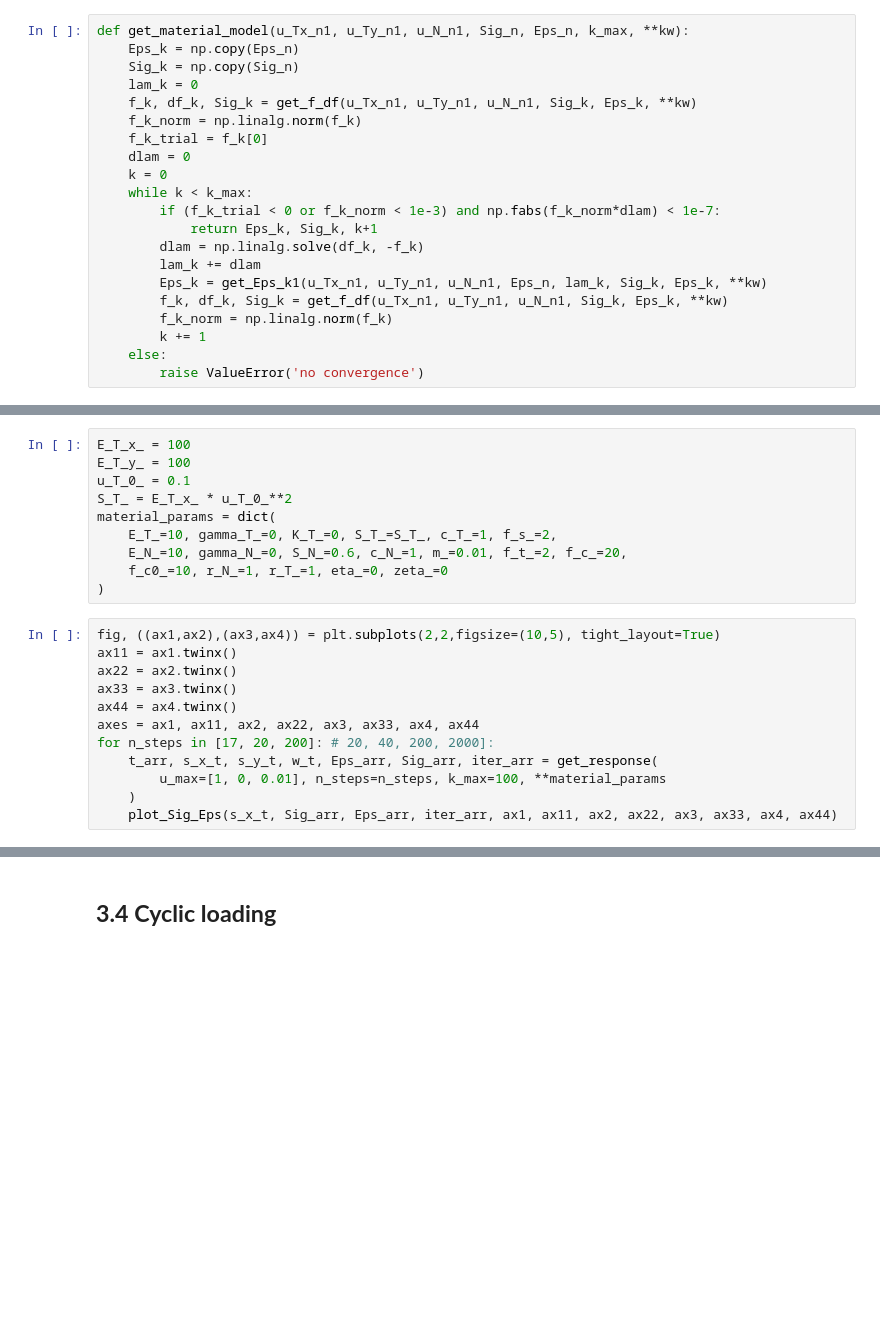
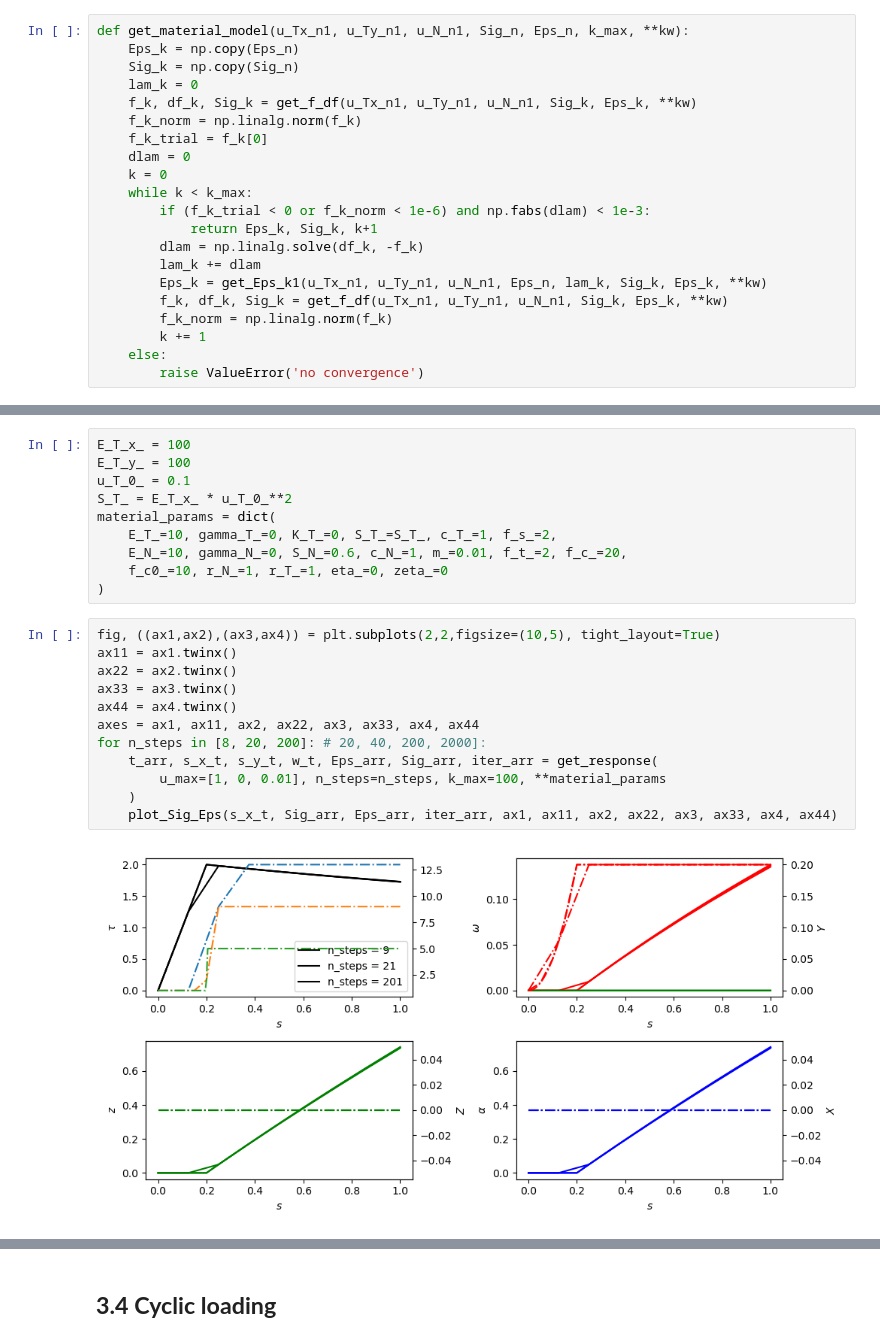
Before and after one commit to bmcs-group/bmcs_slide, a Jupyter notebook: notebooks/csdcm_slide.ipynb, the cells around one changed output, grey strips where cells are left out. Saved outputs shown, nothing was run; the diff lists cells and outputs as text; blank space fills up the shorter version.

```diff
--- a/notebooks/csdcm_slide.ipynb
+++ b/notebooks/csdcm_slide.ipynb
@@ -564,7 +564,7 @@ def get_material_model(u_Tx_n1, u_Ty_n1, u_N_n1, Sig_n, Eps_n, k_max, **kw):
     dlam = 0
     k = 0
     while k < k_max:
-        if (f_k_trial < 0 or f_k_norm < 1e-3) and np.fabs(f_k_norm*dlam) < 1e-7:
+        if (f_k_trial < 0 or f_k_norm < 1e-6) and np.fabs(dlam) < 1e-3:
             return Eps_k, Sig_k, k+1
         dlam = np.linalg.solve(df_k, -f_k)
         lam_k += dlam
@@ -961,15 +961,17 @@ material_params = dict(
 # %%
 fig, ((ax1,ax2),(ax3,ax4)) = plt.subplots(2,2,figsize=(10,5), tight_layout=True)
 ax11 = ax1.twinx()
 ax22 = ax2.twinx()
 ax33 = ax3.twinx()
 ax44 = ax4.twinx()
 axes = ax1, ax11, ax2, ax22, ax3, ax33, ax4, ax44
-for n_steps in [17, 20, 200]: # 20, 40, 200, 2000]:
+for n_steps in [8, 20, 200]: # 20, 40, 200, 2000]:
     t_arr, s_x_t, s_y_t, w_t, Eps_arr, Sig_arr, iter_arr = get_response(
         u_max=[1, 0, 0.01], n_steps=n_steps, k_max=100, **material_params
     )
     plot_Sig_Eps(s_x_t, Sig_arr, Eps_arr, iter_arr, ax1, ax11, ax2, ax22, ax3, ax33, ax4, ax44)
+# %% [output]
+[figure, added]
 # %%
 fig, (ax, ax2) = plt.subplots(1,2,figsize=(10, 5))
 plot_energy_breakdown(ax, ax2, t_arr, s_x_t, s_y_t, w_t, Eps_arr, Sig_arr)
```
Also changed, not shown: parts of 6 cells of this notebook.
